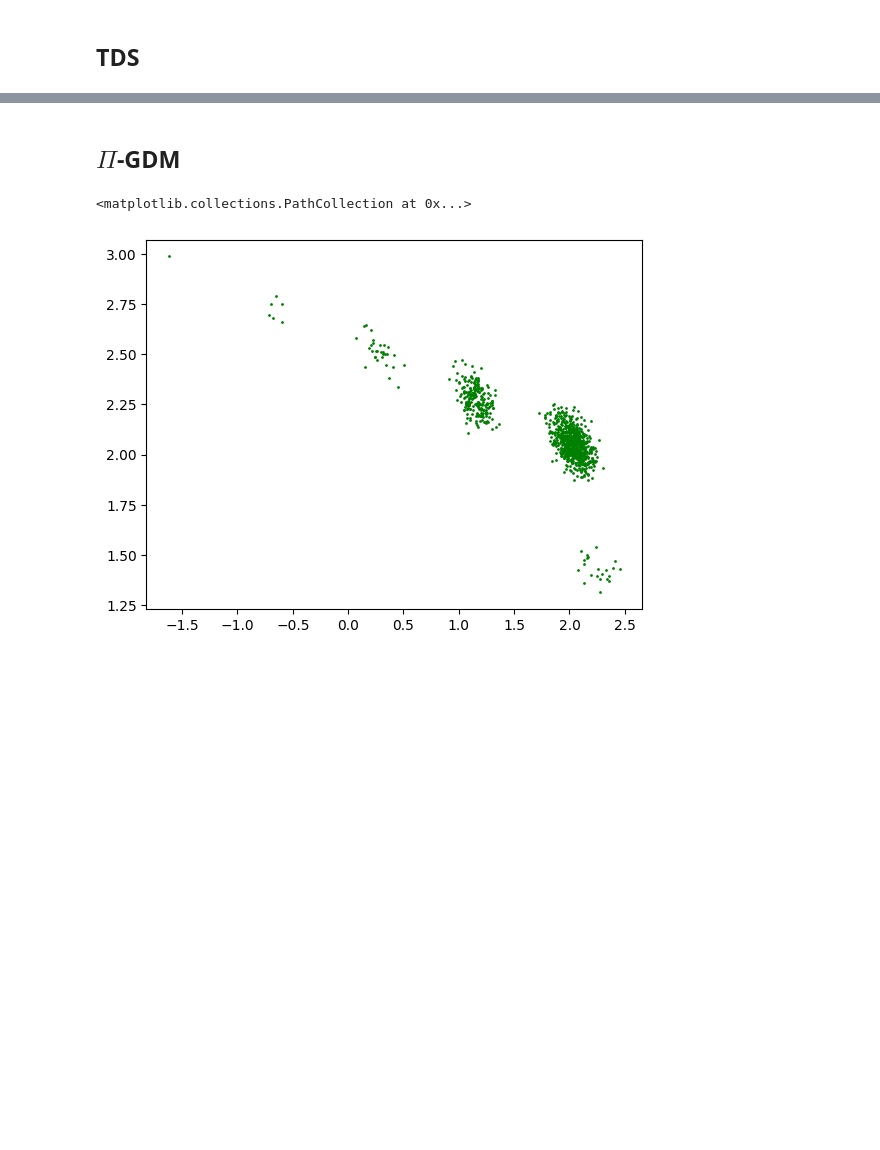
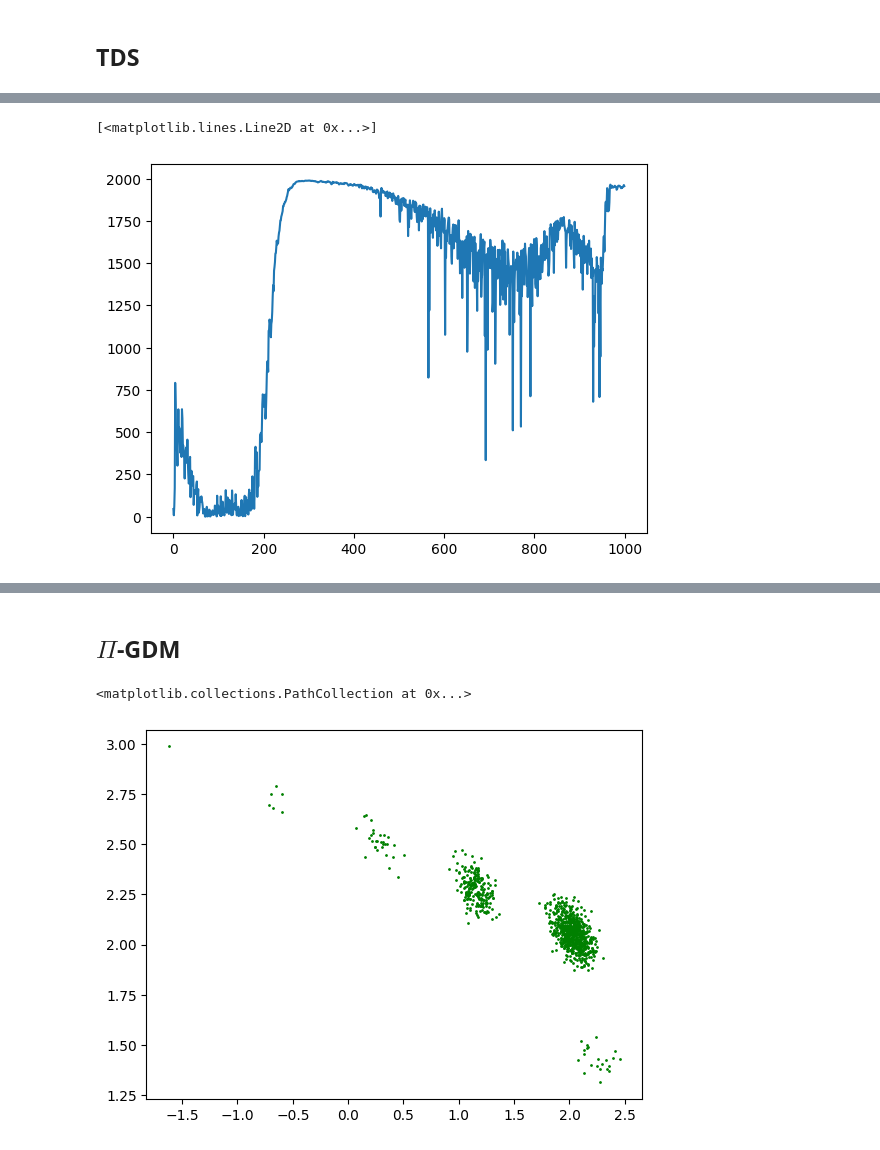
Before and after one commit to david-heurtel-depeiges/SMC_diffusion, a Jupyter notebook: dummy_diffusion.ipynb, the cells around one changed output, grey strips where cells are left out. Drawn from its saved outputs; the diff is of its cells as text; code cells hidden in the pictures; blank space fills up the shorter version.

```diff
--- a/dummy_diffusion.ipynb
+++ b/dummy_diffusion.ipynb
@@ -325,0 +331,5 @@ generated = generated.cpu().detach()
+# %%
+plt.plot(ess)
+# %% [output]
+[<matplotlib.lines.Line2D at 0x...>]
+[figure, added]
```
Also changed, not shown: parts of 24 cells of this notebook.
